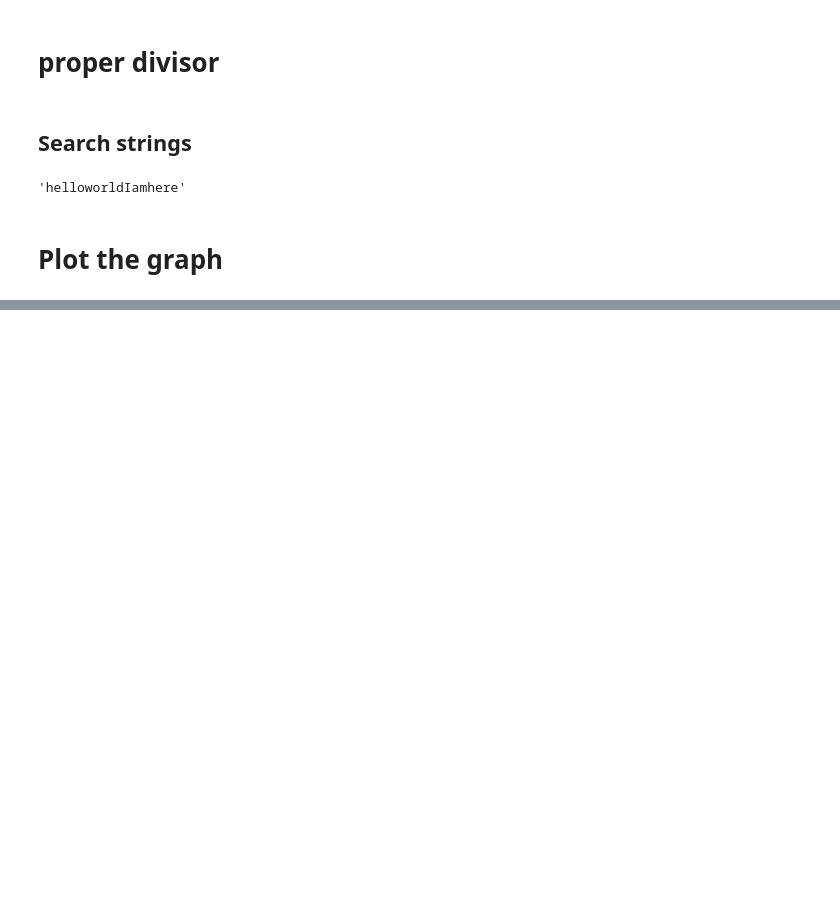
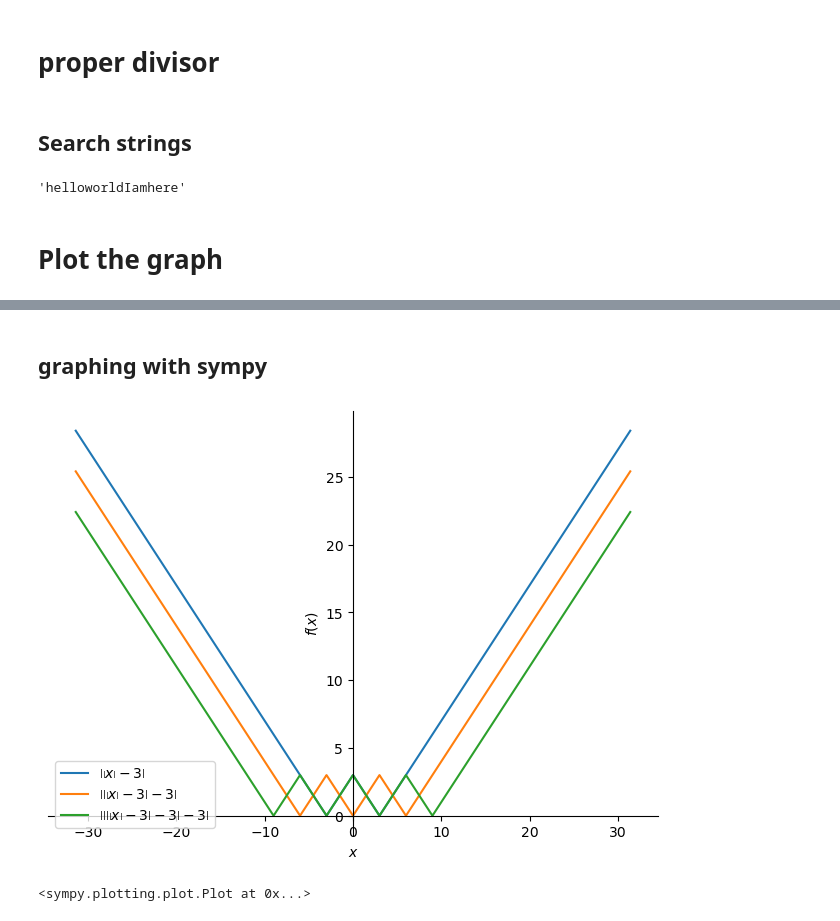
Before and after one commit to Rhys18751996/MathProgrammingJupyter, a Jupyter notebook: helperSheet.ipynb, the cells around one changed output, grey strips where cells are left out. Drawn from its saved outputs; the diff is of its cells as text; code cells hidden in the pictures; blank space fills up the shorter version.

```diff
--- a/helperSheet.ipynb
+++ b/helperSheet.ipynb
@@ -442,0 +426,12 @@ array([ 0.        ,  0.12550584,  0.25101167,  0.37651751,  0.50202335,
+# %% [markdown]
+## graphing with sympy
+# %%
+import sympy
+def f(x):
+    return sympy.Abs((sympy.Abs(x)-3))
+
+x = sympy.symbols('x');
+sympy.plotting.plot(f(x), f(f(x)), f(f(f(x))), (x, -10*sympy.pi, 10*sympy.pi), legend=True)
+# %% [output]
+[figure, added]
+<sympy.plotting.plot.Plot at 0x...>
```
Also changed, not shown: parts of 6 cells of this notebook, 2 other files.
